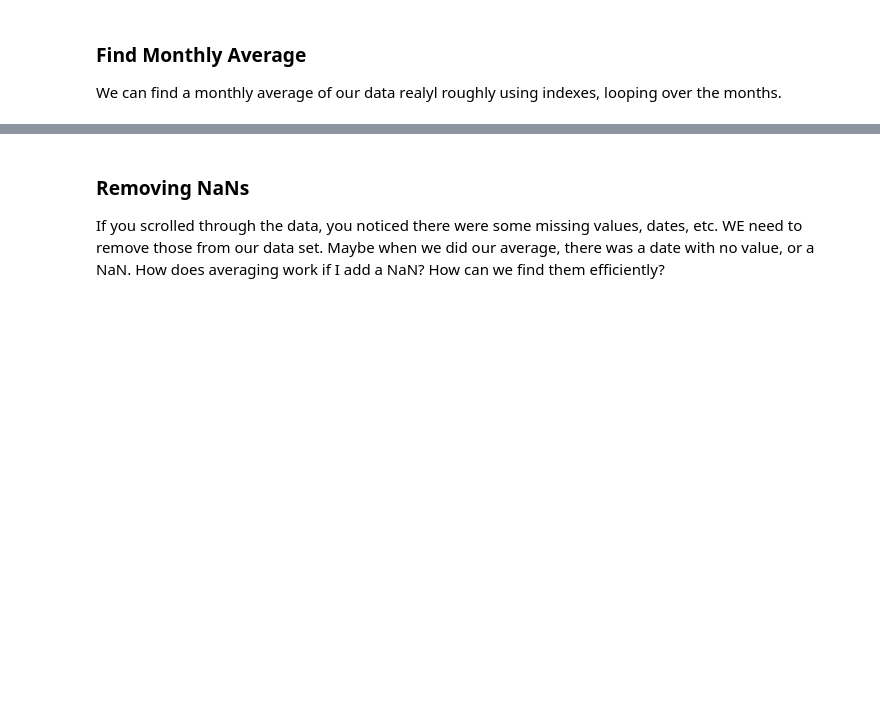
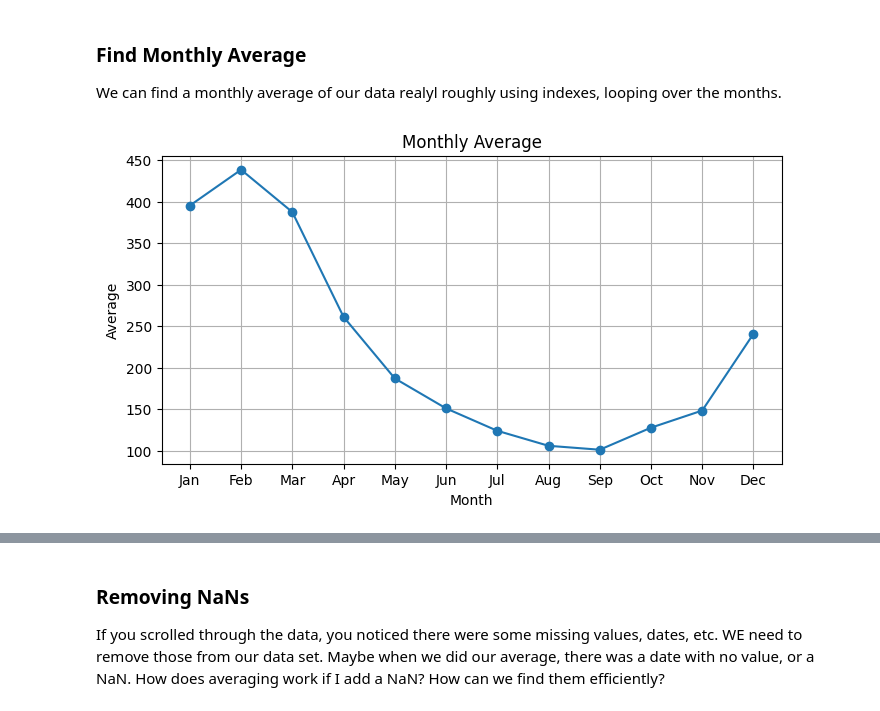
Before and after one commit to tgstone/sio-math-workshop, a Jupyter notebook: docs/source/day2/data_workshop2.ipynb, the cells around one changed output, grey strips where cells are left out. Cells and saved outputs as stored; diff of their text form; code cells hidden in the pictures; blank space fills up the shorter version.

```diff
--- a/docs/source/day2/data_workshop2.ipynb
+++ b/docs/source/day2/data_workshop2.ipynb
@@ -414,36 +428,38 @@ We can find a monthly average of our data realyl roughly using indexes, looping
 # Python
 # === Monthly Averaging ===
 months = dates.dt.month
 totals = []
 averages = []
 for ii in range(1, 13):
     idx = np.where(months == ii)[0]
     if len(idx) > 0:
         totals.append(np.sum(flow[idx]))
         averages.append(np.mean(flow[idx]))
     else:
         totals.append(np.nan)
         averages.append(np.nan)
 
 totals = np.array(totals)
 averages = np.array(averages)
 
 # Data
-% For plotting, we just need the month numbers, 1-12, and some
-% labels for them. Python wouldn't understand where 'Jun' will
-% go unless we assign 6, then label 6 'Jun'.
+# For plotting, we just need the month numbers, 1-12, and some
+# labels for them. Python wouldn't understand where 'Jun' will
+# go unless we assign 6, then label 6 'Jun'.
 month_num = np.arange(1, 13)  # 1 to 12
 month_name = ['Jan', 'Feb', 'Mar', 'Apr', 'May', 'Jun',
               'Jul', 'Aug', 'Sep', 'Oct', 'Nov', 'Dec']
 
 # Plot
 plt.figure(figsize=(8, 4))
 plt.plot(month_num, averages, '-o')
-plt.xticks(month_num, month_name) % Use the numbers, but label with the names
+plt.xticks(month_num, month_name) # Use the numbers, but label with the names
 plt.title('Monthly Average')
 plt.xlabel('Month')
 plt.ylabel('Average')
 plt.grid(True)
 plt.show()
+# %% [output]
+[figure, added]
 # %%
 dates
```
Also changed, not shown: parts of 8 cells of this notebook.
